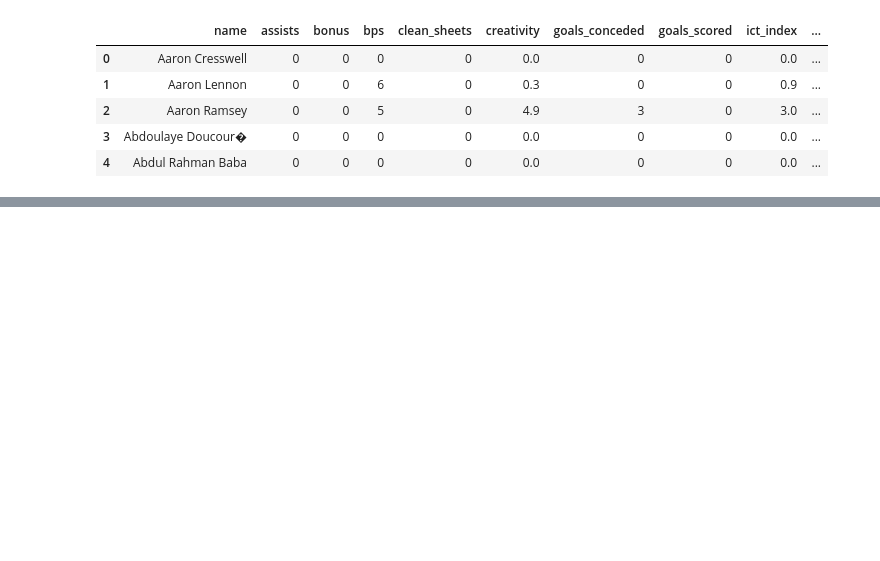
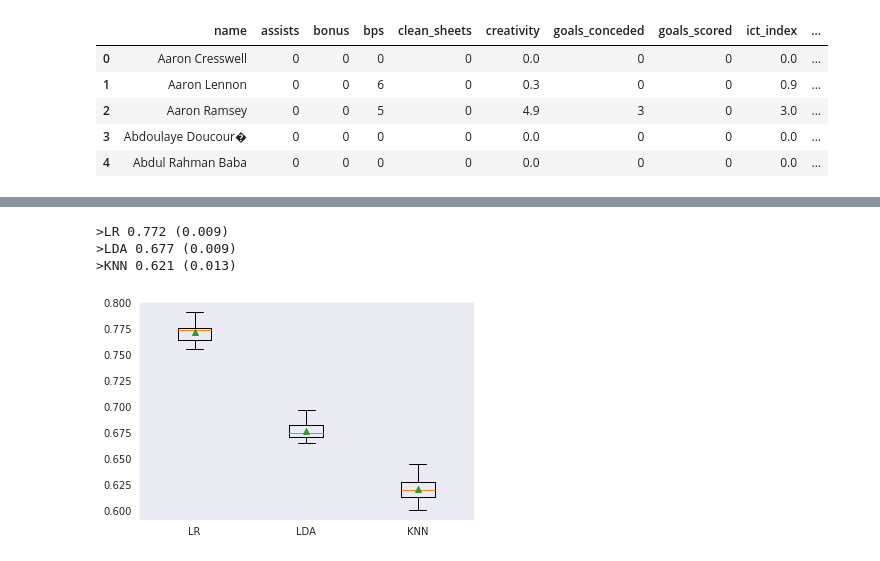
Before and after one commit to raghavbhutra/RedDevils, a Jupyter notebook: RD_Class.ipynb, the cells around one changed output, grey strips where cells are left out. Saved outputs shown, nothing was run; the diff lists cells and outputs as text; code cells hidden in the pictures; blank space fills up the shorter version.

```diff
--- a/RD_Class.ipynb
+++ b/RD_Class.ipynb
@@ -486,0 +523,21 @@ Counter({1: 54057, 2: 54057, 4: 54057, 3: 54057})
+# %%
+# define models
+scaler=StandardScaler()
+a=scaler.fit_transform(X)
+models, names = get_models()
+results = list()
+# evaluate each model
+for i in range(len(models)):
+	# evaluate the model and store results
+	scores = evaluate_model(a, y, models[i])
+	results.append(scores)
+	# summarize performance
+	print('>%s %.3f (%.3f)' % (names[i], np.mean(scores), np.std(scores)))
+# plot the results
+plt.boxplot(results, labels=names, showmeans=True)
+plt.show()
+# %% [output]
+>LR 0.772 (0.009)
+>LDA 0.677 (0.009)
+>KNN 0.621 (0.013)
+[figure, added]
```
Also changed, not shown: parts of 47 cells of this notebook.
